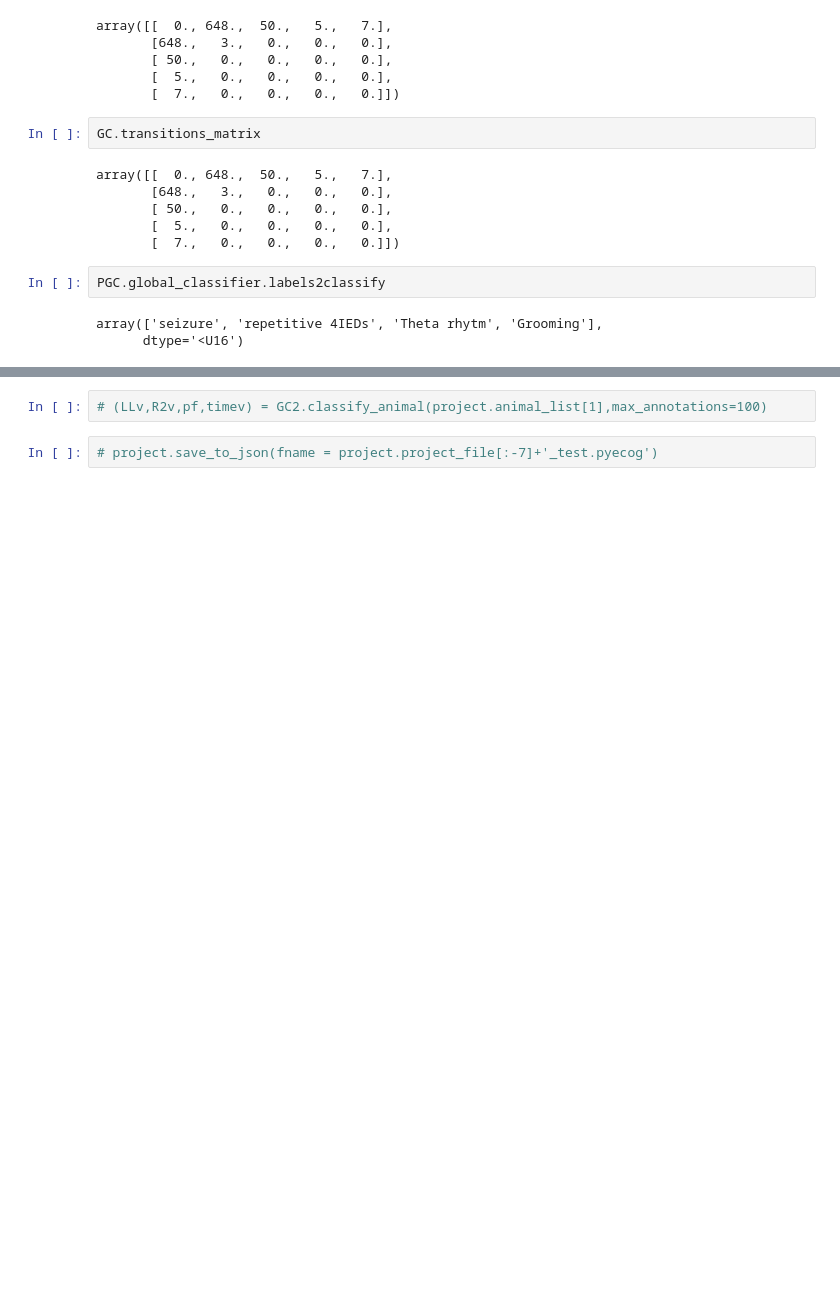
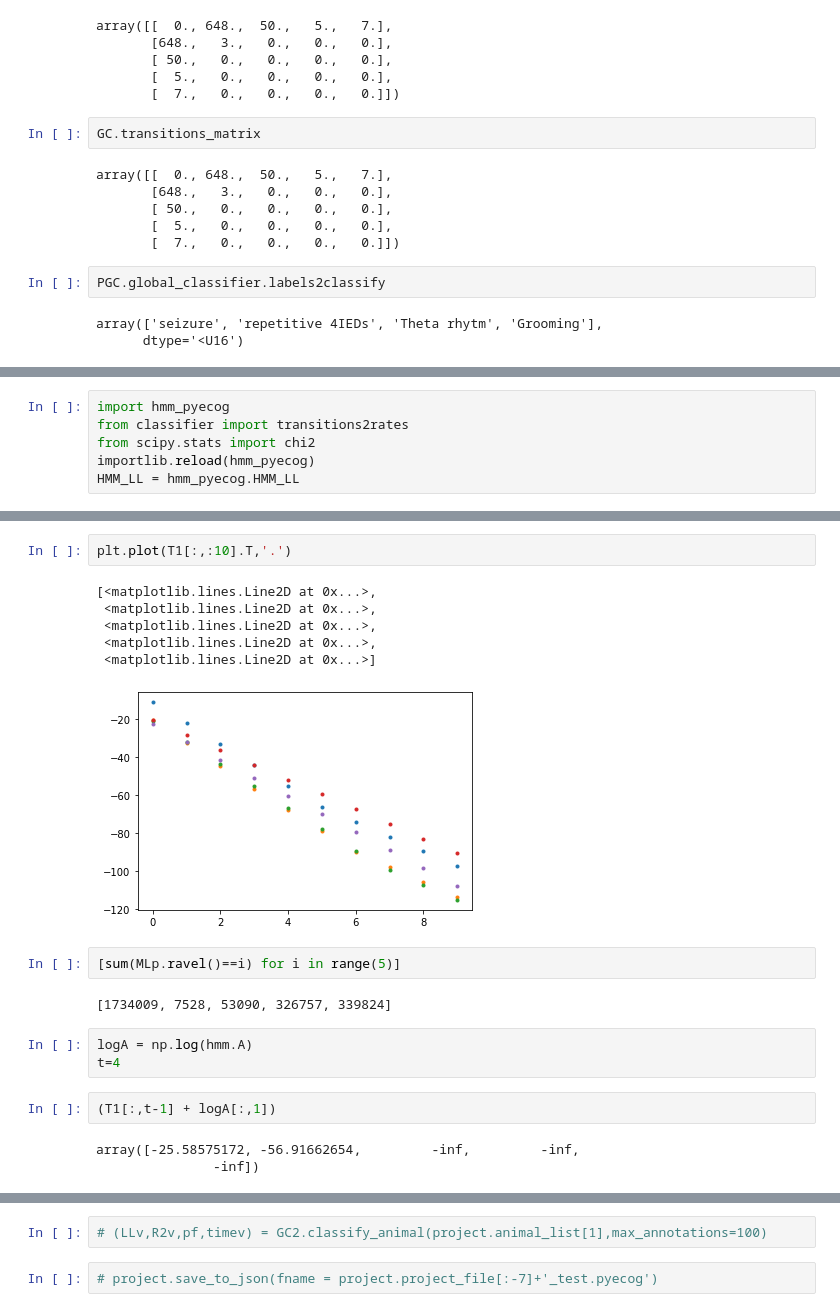
Before and after one commit to KullmannLab/pyecog2, a Jupyter notebook: Notebooks/Classifier Tests Multi animal.ipynb, the cells around one changed output, grey strips where cells are left out. Saved outputs shown, nothing was run; the diff lists cells and outputs as text; blank space fills up the shorter version.

```diff
--- a/Notebooks/Classifier Tests Multi animal.ipynb
+++ b/Notebooks/Classifier Tests Multi animal.ipynb
@@ -634,3 +649,9 @@ add annotation
 (auto)Grooming None ['seizure(ELE)', 'repetitive 4IEDs', 'Theta rhytm', 'Grooming', 'seizure', '(auto)seizure', '(auto)repetitive 4IEDs', '(auto)Theta rhytm', '(auto)Grooming']
 Annotations: Label already exists
 add annotation
+# %%
+import hmm_pyecog
+from classifier import transitions2rates
+from scipy.stats import chi2
+importlib.reload(hmm_pyecog)
+HMM_LL = hmm_pyecog.HMM_LL
@@ -636,0 +685,21 @@ add annotation
+# %%
+plt.plot(T1[:,:10].T,'.')
+# %% [output]
+[<matplotlib.lines.Line2D at 0x...>,
+ <matplotlib.lines.Line2D at 0x...>,
+ <matplotlib.lines.Line2D at 0x...>,
+ <matplotlib.lines.Line2D at 0x...>,
+ <matplotlib.lines.Line2D at 0x...>]
+[figure, added]
+# %%
+[sum(MLp.ravel()==i) for i in range(5)]
+# %% [output]
+[1734009, 7528, 53090, 326757, 339824]
+# %%
+logA = np.log(hmm.A)
+t=4
+# %%
+(T1[:,t-1] + logA[:,1])
+# %% [output]
+array([-25.58575172, -56.91662654,         -inf,         -inf,
+               -inf])
```
Also changed, not shown: parts of 25 cells of this notebook, 8 other files.
